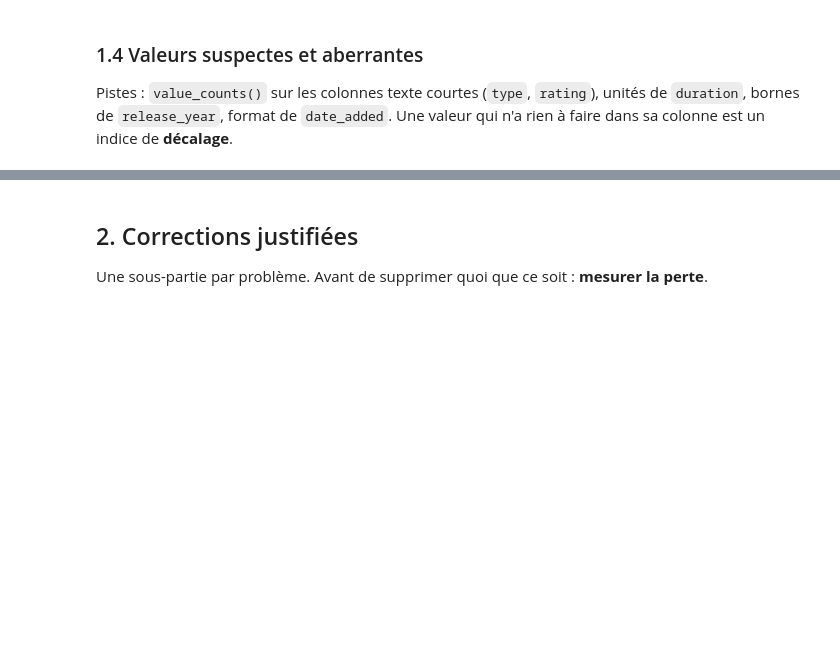
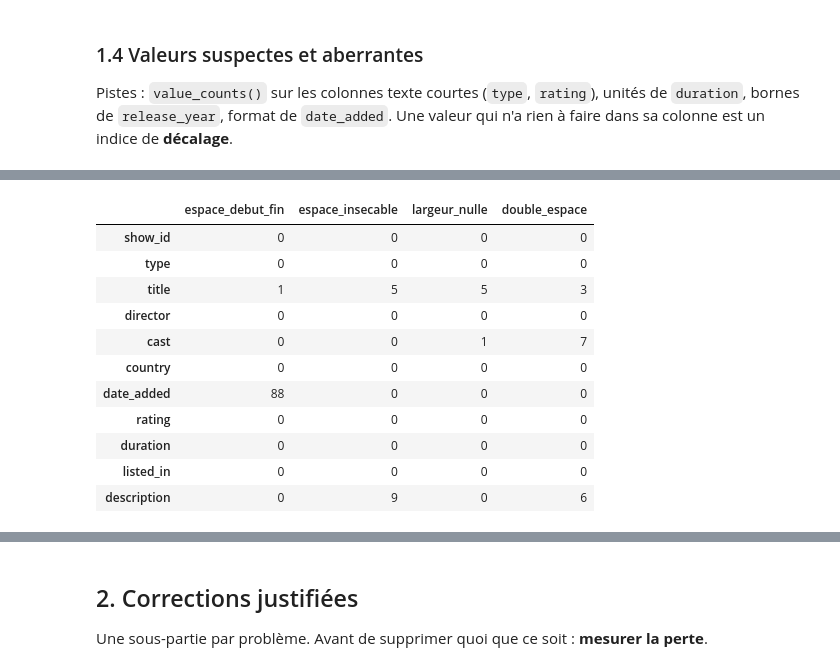
Before and after one commit to Omotolaaa7/ama-binome08-netflix, a Jupyter notebook: notebooks/nettoyage_netflix_binome08.ipynb, the cells around one changed output, grey strips where cells are left out. Cells and saved outputs as stored; diff of their text form; code cells hidden in the pictures; blank space fills up the shorter version.

```diff
--- a/notebooks/nettoyage_netflix_binome08.ipynb
+++ b/notebooks/nettoyage_netflix_binome08.ipynb
@@ -67,0 +297,22 @@ Une valeur qui n'a rien à faire dans sa colonne est un indice de **décalage**.
+# %%
+# Colonnes texte : espaces parasites
+texte = brut.select_dtypes(exclude="number").columns
+pd.DataFrame({
+    "espace_debut_fin": {c: (brut[c].notna() & (brut[c].str.strip() != brut[c])).sum() for c in texte},
+    "espace_insecable": {c: brut[c].str.contains("\xa0", regex=False, na=False).sum() for c in texte},
+    "largeur_nulle":    {c: brut[c].str.contains("\u200b", regex=False, na=False).sum() for c in texte},
+    "double_espace":    {c: brut[c].str.contains("  ", regex=False, na=False).sum() for c in texte},
+})
+# %% [output]
+|  | espace_debut_fin | espace_insecable | largeur_nulle | double_espace |
+| show_id | 0 | 0 | 0 | 0 |
+| type | 0 | 0 | 0 | 0 |
+| title | 1 | 5 | 5 | 3 |
+| director | 0 | 0 | 0 | 0 |
+| cast | 0 | 0 | 1 | 7 |
+| country | 0 | 0 | 0 | 0 |
+| date_added | 88 | 0 | 0 | 0 |
+| rating | 0 | 0 | 0 | 0 |
+| duration | 0 | 0 | 0 | 0 |
+| listed_in | 0 | 0 | 0 | 0 |
+| description | 0 | 9 | 0 | 6 |
```
Also changed, not shown: parts of 17 cells of this notebook, 1 other file.
